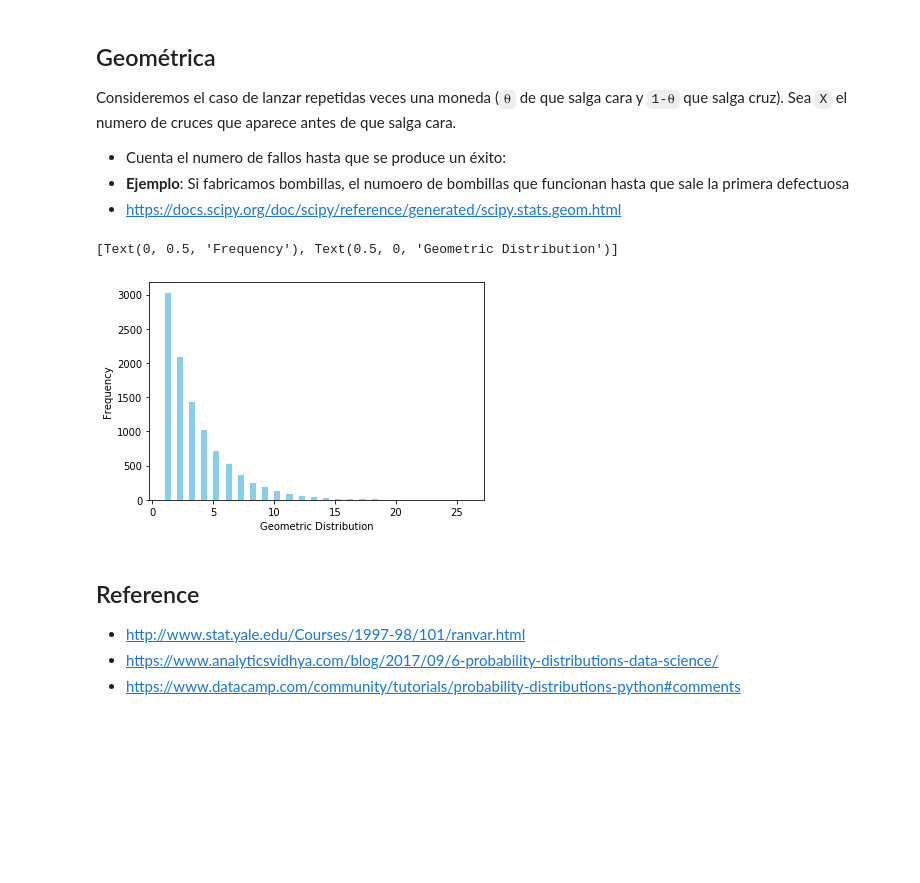
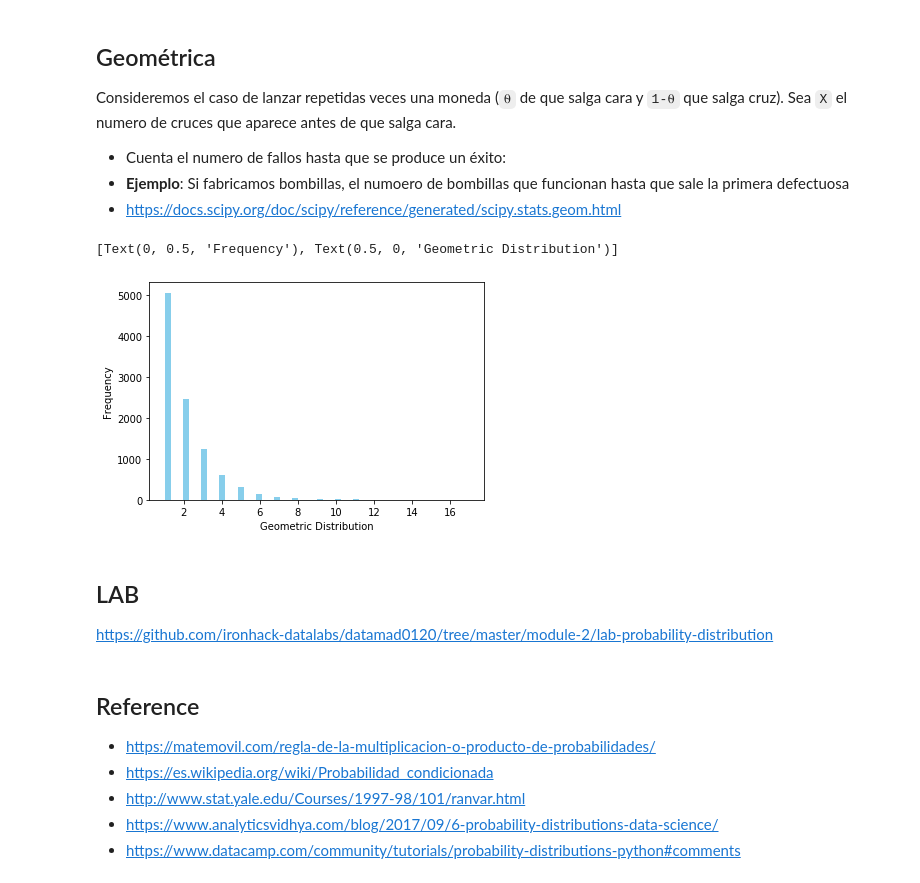
Before and after one commit to olmocorell/probability, a Jupyter notebook: 3-discrete-probability-distributions.ipynb, the cells around one changed output. Cells and saved outputs as stored; diff of their text form; code cells hidden in the pictures; blank space fills up the shorter version.

```diff
--- a/3-discrete-probability-distributions.ipynb
+++ b/3-discrete-probability-distributions.ipynb
@@ -115,18 +128,25 @@ Consideremos el caso de lanzar repetidas veces una moneda (`⍬` de que salga ca
   - https://docs.scipy.org/doc/scipy/reference/generated/scipy.stats.geom.html
 # %%
 from scipy.stats import geom
-data_geom = geom.rvs(p=0.3,size=10000)
+data_geom = geom.rvs(p=0.5,size=10000)
 
 ax = sns.distplot(data_geom,
                   kde=False,
                   color='skyblue',
                   hist_kws={"linewidth": 15,'alpha':1})
 ax.set(xlabel='Geometric Distribution', ylabel='Frequency')
 # %% [output]
 [Text(0, 0.5, 'Frequency'), Text(0.5, 0, 'Geometric Distribution')]
-[figure, old version]
+[figure, new version]
+# %% [markdown]
+## LAB
+
+https://github.com/ironhack-datalabs/datamad0120/tree/master/module-2/lab-probability-distribution
 # %% [markdown]
 ## Reference
+
+- https://matemovil.com/regla-de-la-multiplicacion-o-producto-de-probabilidades/
+- https://es.wikipedia.org/wiki/Probabilidad_condicionada
 - http://www.stat.yale.edu/Courses/1997-98/101/ranvar.html
 - https://www.analyticsvidhya.com/blog/2017/09/6-probability-distributions-data-science/
 - https://www.datacamp.com/community/tutorials/probability-distributions-python#comments
```
Also changed, not shown: parts of 7 cells of this notebook, 8 other files.
